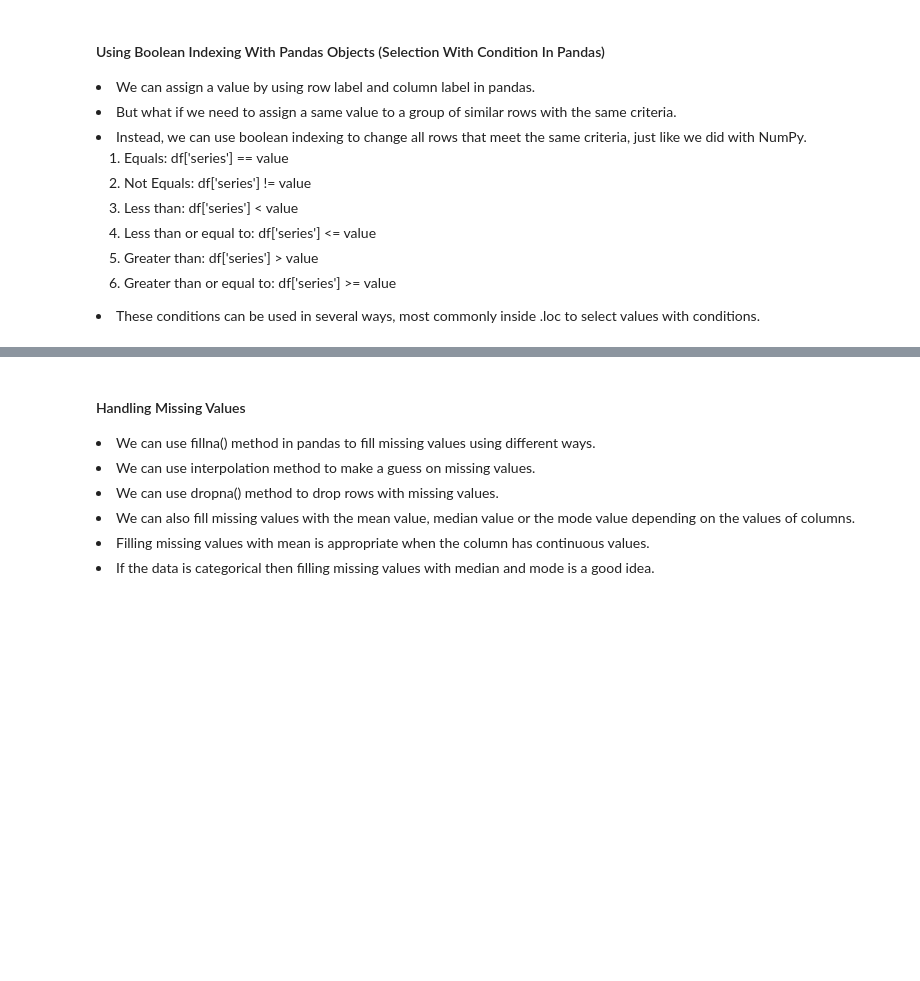
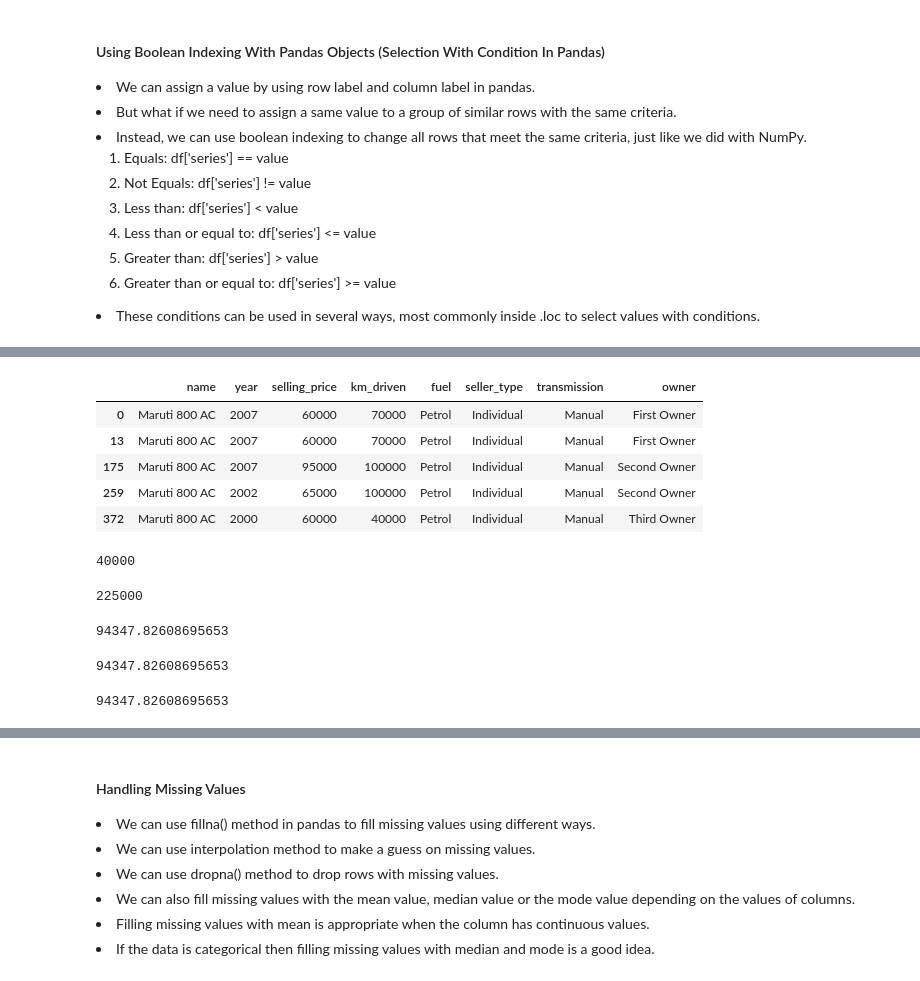
Before and after one commit to prabhat-123/Python_For_Data_Science, a Jupyter notebook: pandas_basics.ipynb, the cells around one changed output, grey strips where cells are left out. Drawn from its saved outputs; the diff is of its cells as text; code cells hidden in the pictures; blank space fills up the shorter version.

```diff
--- a/pandas_basics.ipynb
+++ b/pandas_basics.ipynb
@@ -1698,0 +1693,3 @@ df[col_name].str.replace(" ", "")
+# %%
+car_details_df = pd.read_csv('car_details.csv')
+car_details_df.head()
@@ -1698,0 +1703,30 @@ df[col_name].str.replace(" ", "")
+# %%
+maruti_800_ac_df = car_details_df[car_details_df['name'] == "Maruti 800 AC"]
+maruti_800_ac_df.head()
+# %% [output]
+|  | name | year | selling_price | km_driven | fuel | seller_type | transmission | owner |
+| 0 | Maruti 800 AC | 2007 | 60000 | 70000 | Petrol | Individual | Manual | First Owner |
+| 13 | Maruti 800 AC | 2007 | 60000 | 70000 | Petrol | Individual | Manual | First Owner |
+| 175 | Maruti 800 AC | 2007 | 95000 | 100000 | Petrol | Individual | Manual | Second Owner |
+| 259 | Maruti 800 AC | 2002 | 65000 | 100000 | Petrol | Individual | Manual | Second Owner |
+| 372 | Maruti 800 AC | 2000 | 60000 | 40000 | Petrol | Individual | Manual | Third Owner |
+# %%
+maruti_800_ac_df['selling_price'].min()
+# %% [output]
+40000
+# %%
+maruti_800_ac_df['selling_price'].max()
+# %% [output]
+225000
+# %%
+maruti_800_ac_df['selling_price'].mean()
+# %% [output]
+94347.82608695653
+# %%
+car_details_df[car_details_df['name'] == "Maruti 800 AC"]['selling_price'].mean()
+# %% [output]
+94347.82608695653
+# %%
+car_details_df.loc[car_details_df['name'] == "Maruti 800 AC", "selling_price"].mean()
+# %% [output]
+94347.82608695653
```
Also changed, not shown: parts of 65 cells of this notebook.
